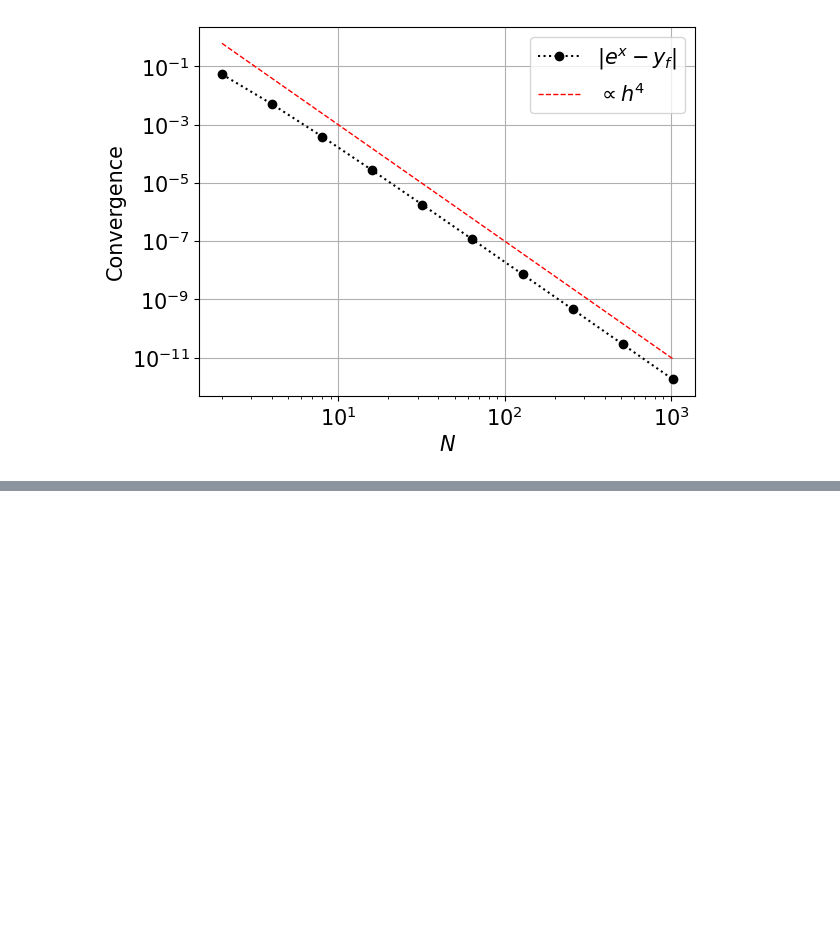
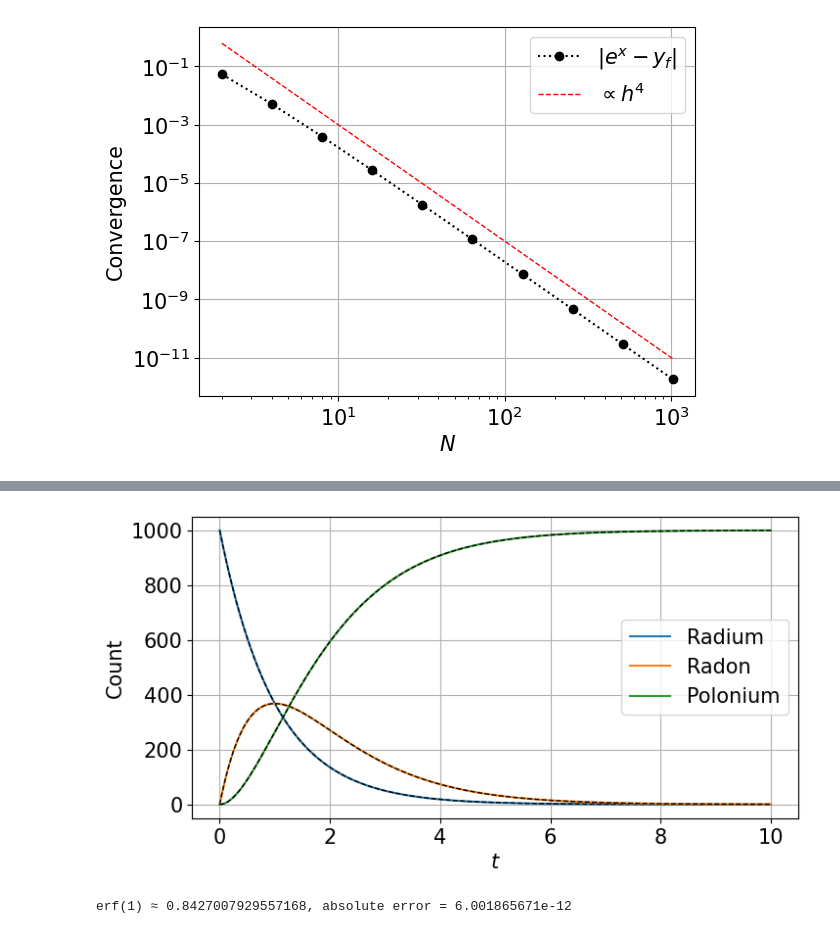
Before and after one commit to La-Folia/Numerical-Analysis, a Jupyter notebook: Integration_of_ODEs/Predictor_corrector_Method.ipynb, the cells around one changed output, grey strips where cells are left out. Cells and saved outputs as stored; diff of their text form; code cells hidden in the pictures; blank space fills up the shorter version.

```diff
--- a/Integration_of_ODEs/Predictor_corrector_Method.ipynb
+++ b/Integration_of_ODEs/Predictor_corrector_Method.ipynb
@@ -430,0 +453,60 @@ plt.show()
+# %%
+# constants
+lam_Ra, lam_Rn         = 1, 1       # change this accordingly
+N_Ra_0, N_Rn_0, N_Po_0 = 1000, 0, 0
+
+# dY/dt
+def F(t, Y): # F = [dN_Ra/dt, dN_Rn/dt, dN_Po/dt], Y = [N_Ra, N_Rn, N_Po]
+    N_Ra, N_Rn, N_Po = Y
+    dN_Ra = -lam_Ra * N_Ra
+    dN_Rn = -lam_Rn * N_Rn + lam_Ra * N_Ra
+    dN_Po = +lam_Rn * N_Rn
+    return np.array([dN_Ra, dN_Rn, dN_Po])
+
+# solve ODE
+t   = np.linspace(0, 10, 1000)
+Y_0 = np.array([N_Ra_0, N_Rn_0, N_Po_0])
+Y   = rk4_ode(F, Y_0, t)
+
+N_Ra, N_Rn, N_Po = zip(*Y)
+
+# exact solution
+N_Ra_true = N_Ra_0*np.exp(-lam_Ra*t)
+
+if lam_Ra == lam_Rn:
+    N_Rn_true = (N_Ra_0*lam_Ra*t + N_Rn_0)*np.exp(-lam_Rn*t)
+else:
+    N_Rn_true = N_Ra_0*lam_Ra/(lam_Rn - lam_Ra) * (np.exp(-lam_Ra*t) - np.exp(-lam_Rn*t))
+
+# total number of atoms at any given time must be invariant
+N_Po_true = N_Ra_0 - (N_Ra_true + N_Rn_true)
+
+# draw
+plt.figure(figsize=[8, 4])
+#
+plt.plot(t, N_Ra, label="Radium")
+plt.plot(t, N_Ra_true, "--k", lw=1)
+#
+plt.plot(t, N_Rn, label="Radon")
+plt.plot(t, N_Rn_true, "--k", lw=1)
+#
+plt.plot(t, N_Po, label="Polonium")
+plt.plot(t, N_Po_true, "--k", lw=1)
+#
+plt.xlabel("$t$")
+plt.ylabel("Count")
+plt.legend()
+plt.grid()
+plt.show()
+# %% [output]
+[figure, added]
+# %%
+def f(x, _):
+    return np.exp(-x*x) * 2/np.pi**0.5
+
+x = 1
+y = rk4_ode(f, 0, np.linspace(0, x, 100))[-1]
+print("erf({}) ≈ {}, absolute error = {:.9e}"
+     .format(x, y, abs(y - 0.842700792949714869)))
+# %% [output]
+erf(1) ≈ 0.8427007929557168, absolute error = 6.001865671e-12
```
Also changed, not shown: parts of 7 cells of this notebook.
